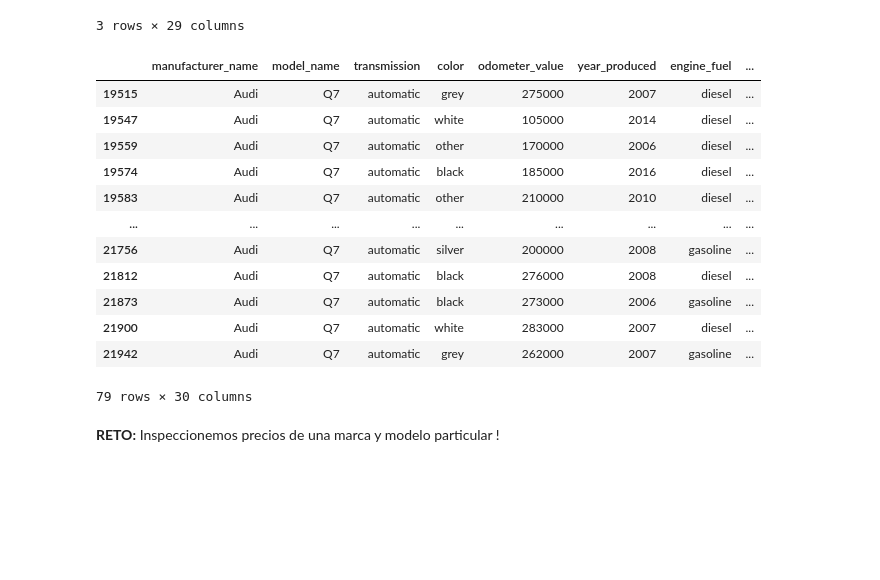
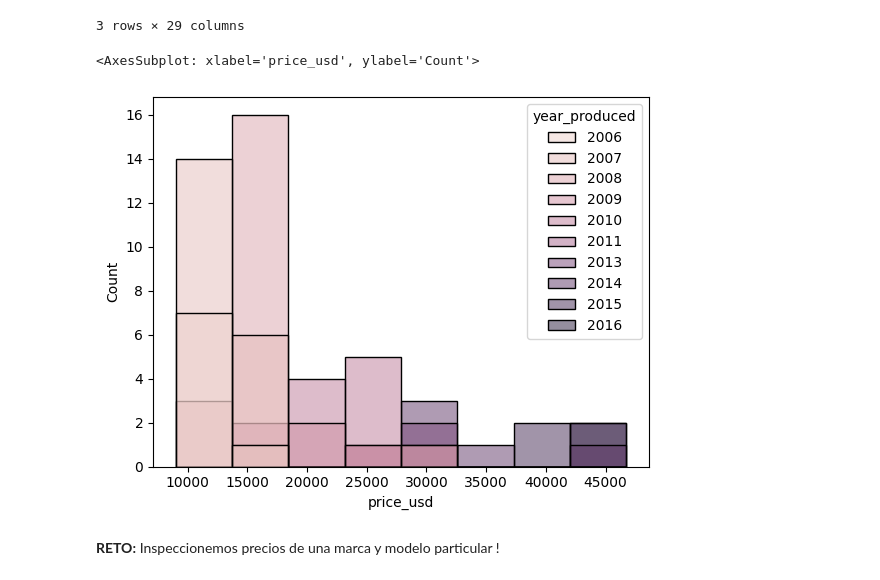
Before and after one commit to AngelDHackerman/fullDataSciencePath, a Jupyter notebook: matematicas_para_DS_estadistica_descriptiva/Medidas-central.ipynb, the cells around one changed output. Drawn from its saved outputs; the diff is of its cells as text; code cells hidden in the pictures; blank space fills up the shorter version.

```diff
--- a/matematicas_para_DS_estadistica_descriptiva/Medidas-central.ipynb
+++ b/matematicas_para_DS_estadistica_descriptiva/Medidas-central.ipynb
@@ -66,21 +66,10 @@ df.groupby('engine_type').count()  # ? groupby() solo funciona con variables cat
 3 rows × 29 columns
 # %%
 Q7_df = df[(df['manufacturer_name'] == 'Audi') & (df['model_name'] == 'Q7')]  # ? condicion para mostrar Autos Audi Q7
-Q7_df
+sns.histplot(Q7_df, x='price_usd', hue='year_produced')
 # %% [output]
-|  | manufacturer_name | model_name | transmission | color | odometer_value | year_produced | engine_fuel | ... |
-| 19515 | Audi | Q7 | automatic | grey | 275000 | 2007 | diesel | ... |
-| 19547 | Audi | Q7 | automatic | white | 105000 | 2014 | diesel | ... |
-| 19559 | Audi | Q7 | automatic | other | 170000 | 2006 | diesel | ... |
-| 19574 | Audi | Q7 | automatic | black | 185000 | 2016 | diesel | ... |
-| 19583 | Audi | Q7 | automatic | other | 210000 | 2010 | diesel | ... |
-| ... | ... | ... | ... | ... | ... | ... | ... | ... |
-| 21756 | Audi | Q7 | automatic | silver | 200000 | 2008 | gasoline | ... |
-| 21812 | Audi | Q7 | automatic | black | 276000 | 2008 | diesel | ... |
-| 21873 | Audi | Q7 | automatic | black | 273000 | 2006 | gasoline | ... |
-| 21900 | Audi | Q7 | automatic | white | 283000 | 2007 | diesel | ... |
-| 21942 | Audi | Q7 | automatic | grey | 262000 | 2007 | gasoline | ... |
-79 rows × 30 columns
+<AxesSubplot: xlabel='price_usd', ylabel='Count'>
+[figure, added]
 # %% [markdown]
 **RETO:** Inspeccionemos precios de una marca y modelo particular !
 # %% [markdown]
```
